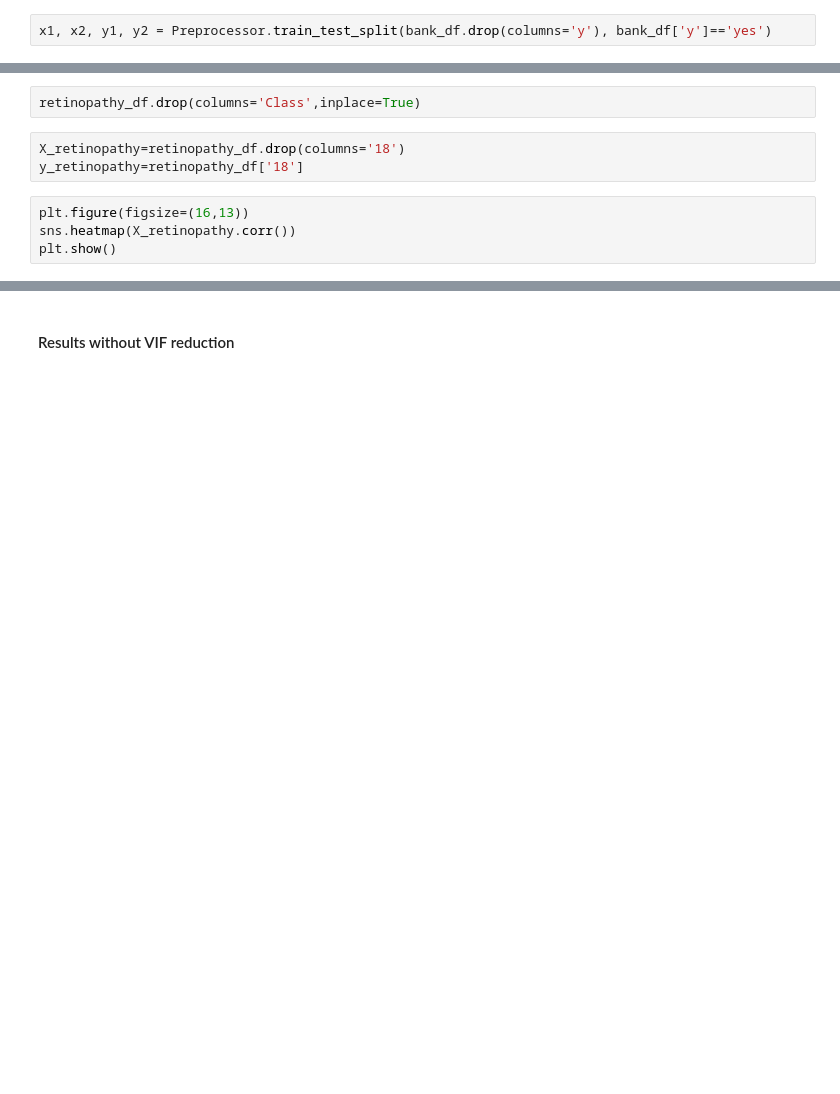
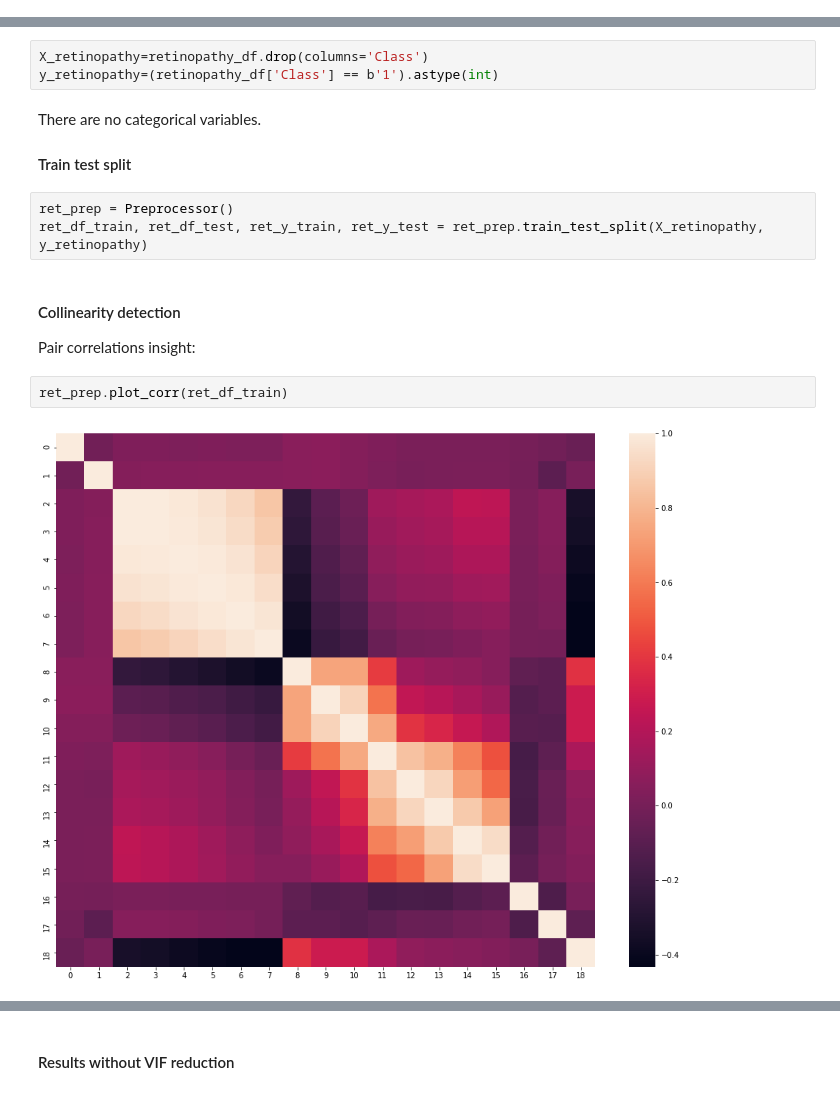
Before and after one commit to pawel99k/AML2022, a Jupyter notebook: Project1/Feature Engineering.ipynb, the cells around one changed output, grey strips where cells are left out. Saved outputs shown, nothing was run; the diff lists cells and outputs as text; blank space fills up the shorter version.

```diff
--- a/Project1/Feature Engineering.ipynb
+++ b/Project1/Feature Engineering.ipynb
@@ -127,2 +61,0 @@ bank_df.drop('y', axis=1)
-# %%
-x1, x2, y1, y2 = Preprocessor.train_test_split(bank_df.drop(columns='y'), bank_df['y']=='yes')
@@ -148,10 +150,19 @@ description of the dataset can be found [here](https://archive.ics.uci.edu/ml/da
-# %%
-retinopathy_df.drop(columns='Class',inplace=True)
 # %%
-X_retinopathy=retinopathy_df.drop(columns='18')
-y_retinopathy=retinopathy_df['18']
+X_retinopathy=retinopathy_df.drop(columns='Class')
+y_retinopathy=(retinopathy_df['Class'] == b'1').astype(int)
+# %% [markdown]
+There are no categorical variables.
+
+#### Train test split
+# %%
+ret_prep = Preprocessor()
+ret_df_train, ret_df_test, ret_y_train, ret_y_test = ret_prep.train_test_split(X_retinopathy, y_retinopathy)
+# %% [markdown]
+#### Collinearity detection
+
+Pair correlations insight:
 # %%
-plt.figure(figsize=(16,13))
-sns.heatmap(X_retinopathy.corr())
-plt.show()
+ret_prep.plot_corr(ret_df_train)
+# %% [output]
+[figure, added]
 # %%
```
Also changed, not shown: parts of 64 cells of this notebook, 1 other file.
